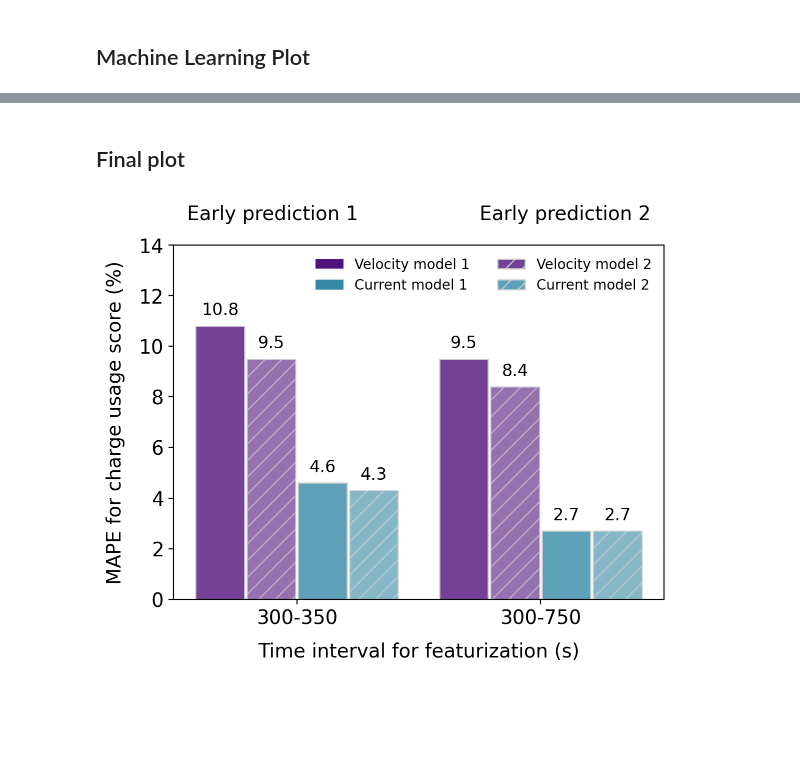
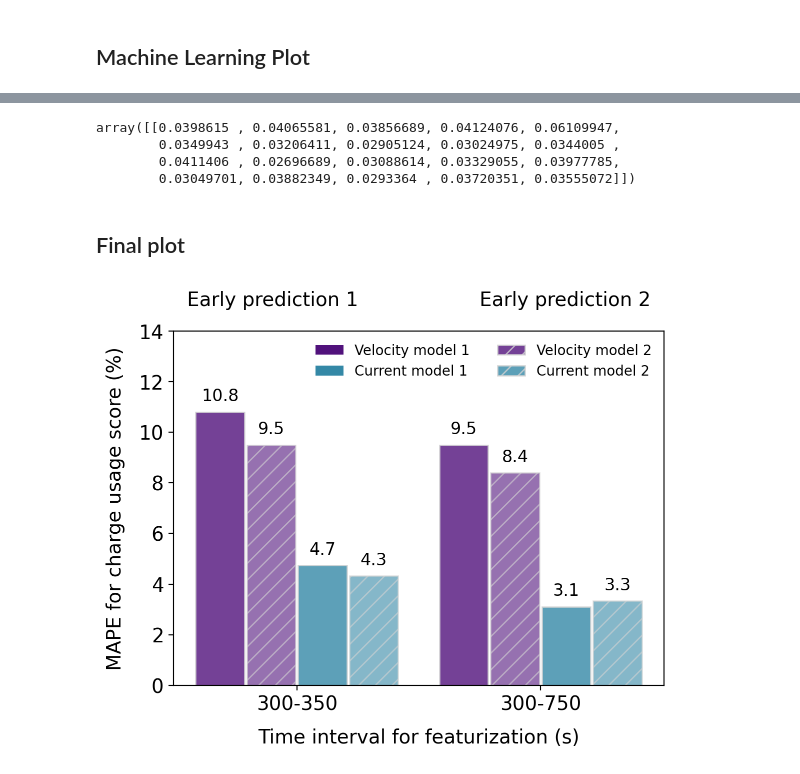
Before and after one commit to uwsunlab/EV-range-anxiety, a Jupyter notebook: ML_and_simulink_models/current_based_ML_models/machine_learning_plot.ipynb, the cells around one changed output, grey strips where cells are left out. Saved outputs shown, nothing was run; the diff lists cells and outputs as text; code cells hidden in the pictures; blank space fills up the shorter version.

```diff
--- a/ML_and_simulink_models/current_based_ML_models/machine_learning_plot.ipynb
+++ b/ML_and_simulink_models/current_based_ML_models/machine_learning_plot.ipynb
@@ -117,18 +114,0 @@ FileNotFoundError: [Errno 2] No such file or directory: 'plot1.npy'
-# %%
-plt.figure(figsize = (9/2.54, 8/2.54))
-plt.plot(np.arange(10), gaussian_process_mape1, label = 'Using velocity features', color = 'royalblue')
-plt.plot(np.arange(10), gaussian_process_mape2, label = 'Using velocity and classification features', color = 'orange')
-curve_plot(plot1[11], 'Using battery test features', 'limegreen')
-curve_plot(plot2[11], 'Using battery test and classification features', 'red')
-plt.xticks(np.arange(10), time_intervals, fontname='Arial', fontsize=7)
-plt.tick_params(axis='x', labelfontfamily='Arial', labelsize=7)
-plt.tick_params(axis='y', labelfontfamily='Arial', labelsize=7)
-plt.xlabel("Time interval for featurization (seconds)", fontname='Arial', fontsize=7)
-plt.ylabel("Mean absolute percent error \nof relative SOC drop (%)", fontname='Arial', fontsize=7)
-# plt.title("Using Gaussian process", fontname='Arial', fontsize=9)
-# plt.xlim((0, 9))
-plt.rc('legend', fontsize=7)
-plt.legend(prop={'family': 'Arial'}, loc='upper center', bbox_to_anchor=(0.5, -0.25))
-plt.tight_layout()
-plt.savefig('plot4.png', format='png', dpi=1000)
-plt.show()
@@ -169,3 +152,10 @@ ValueError: shape mismatch: objects cannot be broadcast to a single shape.  Mism
+# %%
+plot1[9]
+# %% [output]
+array([[0.0398615 , 0.04065581, 0.03856689, 0.04124076, 0.06109947,
+        0.0349943 , 0.03206411, 0.02905124, 0.03024975, 0.0344005 ,
+        0.0411406 , 0.02696689, 0.03088614, 0.03329055, 0.03977785,
+        0.03049701, 0.03882349, 0.0293364 , 0.03720351, 0.03555072]])
 # %% [markdown]
 ## Final plot
 # %%
@@ -174,8 +164,8 @@ plt.rcdefaults()
 plt.rcParams['font.size'] = 14
 fig, ax1 = plt.subplots(figsize=(6, 5))
 
-first_index_values = [10.8, 9.5, 4.6, 4.3]
-eighth_index_values = [9.5, 8.4, 2.7, 2.7]
+first_index_values = [10.8, 9.5, 4.74, 4.32]
+eighth_index_values = [9.5, 8.4, 3.1, 3.33]
 
 bar_labels = ['Velocity model 1', 'Velocity model 2',
               'Current model 1', 'Current model 2']
@@ -212,32 +202,32 @@ for i in range(len(first_index_values)):
     plt.bar(positions2[i], eighth_index_values[i], width=bar_width, color=color, hatch=hatch, ec="lightgrey", alpha=alpha)
 
     plt.text(positions1[i], first_index_values[i] + 0.3, f'{first_index_values[i]:.1f}',
              ha='center', va='bottom', color='black', fontsize=12)
     plt.text(positions2[i], eighth_index_values[i] + 0.3, f'{eighth_index_values[i]:.1f}',
              ha='center', va='bottom', color='black', fontsize=12)
 
 legend = ax1.legend(handles=legend_elements,
                    loc='upper right',
                    fontsize=10,
                    ncol=2,
                    bbox_to_anchor=(1, 1),
                    frameon=False)
 
 
 group1_center = sum(positions1[:2]) / 2 + 0.21
 group2_center = sum(positions2[:2]) / 2 + 0.21
 
 ax1.text(group1_center-0.1, 15, 'Early prediction 1', ha='center')
 ax1.text(group2_center+0.1, 15, 'Early prediction 2', ha='center')
 
 ax1.set_xticks([group1_center, group2_center])
 ax1.set_xticklabels(x_labels)
 
 plt.xlabel('Time interval for featurization (s)', labelpad=10)
 plt.ylabel('MAPE for charge usage score (%)', labelpad=10)
 plt.ylim(0, 14)
 plt.tight_layout()
-fig.savefig(PLOT_DIR / 'early_prediction_comp.svg', format='svg', dpi=2000, bbox_inches='tight')
+# fig.savefig(PLOT_DIR / 'early_prediction_comp.svg', format='svg', dpi=2000, bbox_inches='tight')
 plt.show()
 # %% [output]
-[figure, old version]
+[figure, new version]
```
Also changed, not shown: parts of 9 cells of this notebook, 18 other files.
